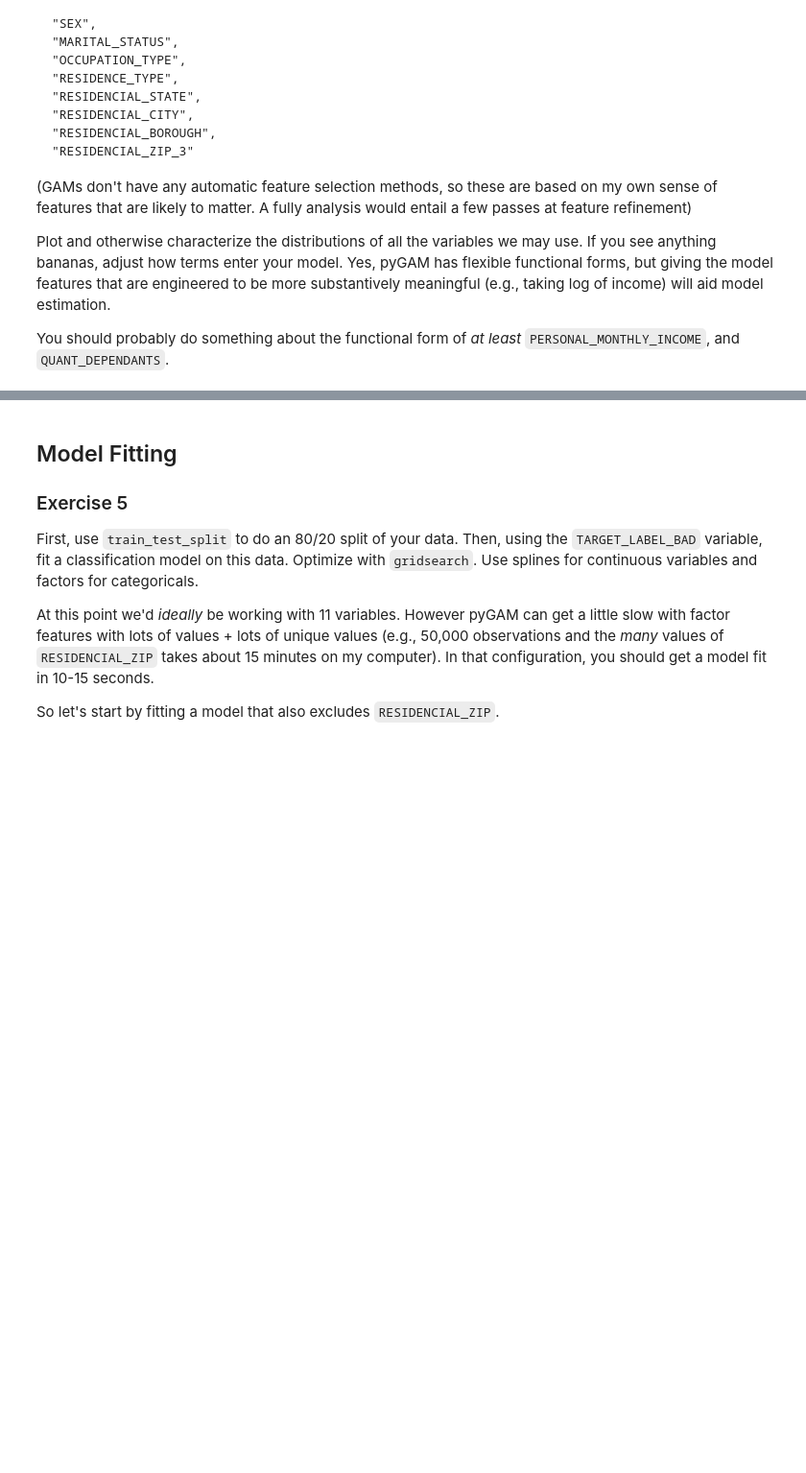
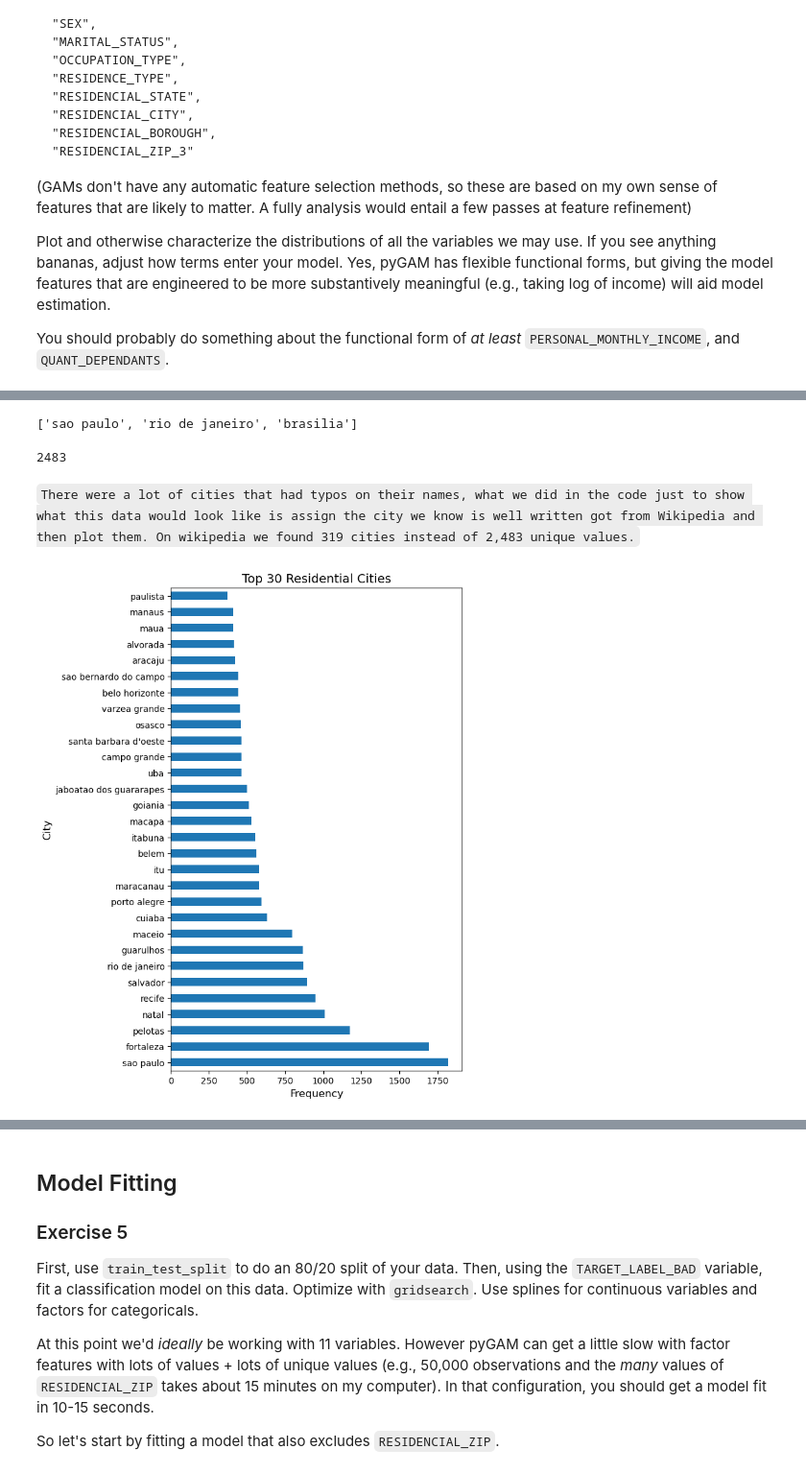
Before and after one commit to AliciaXia222/IDS701_Exercise2, a Jupyter notebook: exercise_interpretable.ipynb, the cells around one changed output, grey strips where cells are left out. Shown at 96% size. Saved outputs shown, nothing was run; the diff lists cells and outputs as text; code cells hidden in the pictures; blank space fills up the shorter version.

````diff
--- a/exercise_interpretable.ipynb
+++ b/exercise_interpretable.ipynb
@@ -151,0 +205,78 @@ KeyError: 'MONTHS_IN_RESIDENCE'
+# %%
+import re
+import unicodedata
+import pandas as pd
+
+# Load city names from the CSV file
+cities_df = pd.read_csv("data/brasilian_cities.csv")
+
+# Extract city names from the DataFrame
+cities_text = cities_df["City"]
+
+
+# Function to remove accents and special characters from text
+def clean_text(text):
+    # Remove special characters
+    text = text.replace("*", "")
+    # Remove accents
+    text = "".join(
+        c for c in unicodedata.normalize("NFD", text) if not unicodedata.combining(c)
+    )
+    return text.strip().lower()
+
+
+# Clean the city names
+clean_cities = [clean_text(city) for city in cities_text]
+
+# Print the clean list of cities
+print(clean_cities[:3])
+# %% [output]
+['sao paulo', 'rio de janeiro', 'brasilia']
+# %%
+data["RESIDENCIAL_CITY"] = data["RESIDENCIAL_CITY"].apply(lambda x: x.lower())
+len(np.unique(data["RESIDENCIAL_CITY"]))
+# %% [output]
+2483
+# %%
+import pandas as pd
+from fuzzywuzzy import process
+
+# Assuming you have a DataFrame called data with a column RESIDENCIAL_CITY
+# and you want to create a new column called "closest_city"
+
+# Create a dictionary of city names as keys and their normalized counterparts as values
+city_mapping = {city: city.lower() for city in clean_cities}
+
+
+# Function to find the closest city from clean_cities for a given city_name
+def find_closest_city(city_name):
+    # Use fuzzywuzzy's process.extractOne to find the closest match
+    closest_match = process.extractOne(city_name.lower(), city_mapping.keys())
+    # Return the original city name (not the normalized one)
+    return closest_match[0] if closest_match else None
+
+
+# Apply the find_closest_city function to each element in the RESIDENCIAL_CITY column
+data["closest_city"] = data["RESIDENCIAL_CITY"].apply(find_closest_city)
+
+# Now, you have a new column called 'closest_city' in your DataFrame,
+# which contains the closest matching city name from clean_cities
+# %% [markdown]
+```There were a lot of cities that had typos on their names, what we did in the code just to show what this data would look like is assign the city we know is well written got from Wikipedia and then plot them. On wikipedia we found 319 cities instead of 2,483 unique values.```
+# %%
+import matplotlib.pyplot as plt
+
+# Assuming data["closest_city"] contains the closest city names
+
+# Select the top 30 closest cities
+top_30_cities = data["closest_city"].value_counts().nlargest(30)
+
+# Plotting
+plt.figure(figsize=(6, 10))  # Adjust the figure size as needed
+top_30_cities.plot(kind="barh")
+plt.title("Top 30 Residential Cities", fontsize=14)
+plt.xlabel("Frequency", fontsize=12)
+plt.ylabel("City", fontsize=12)
+plt.show()
+# %% [output]
+[figure, added]
````
Also changed, not shown: parts of 31 cells of this notebook, 1 other file.
